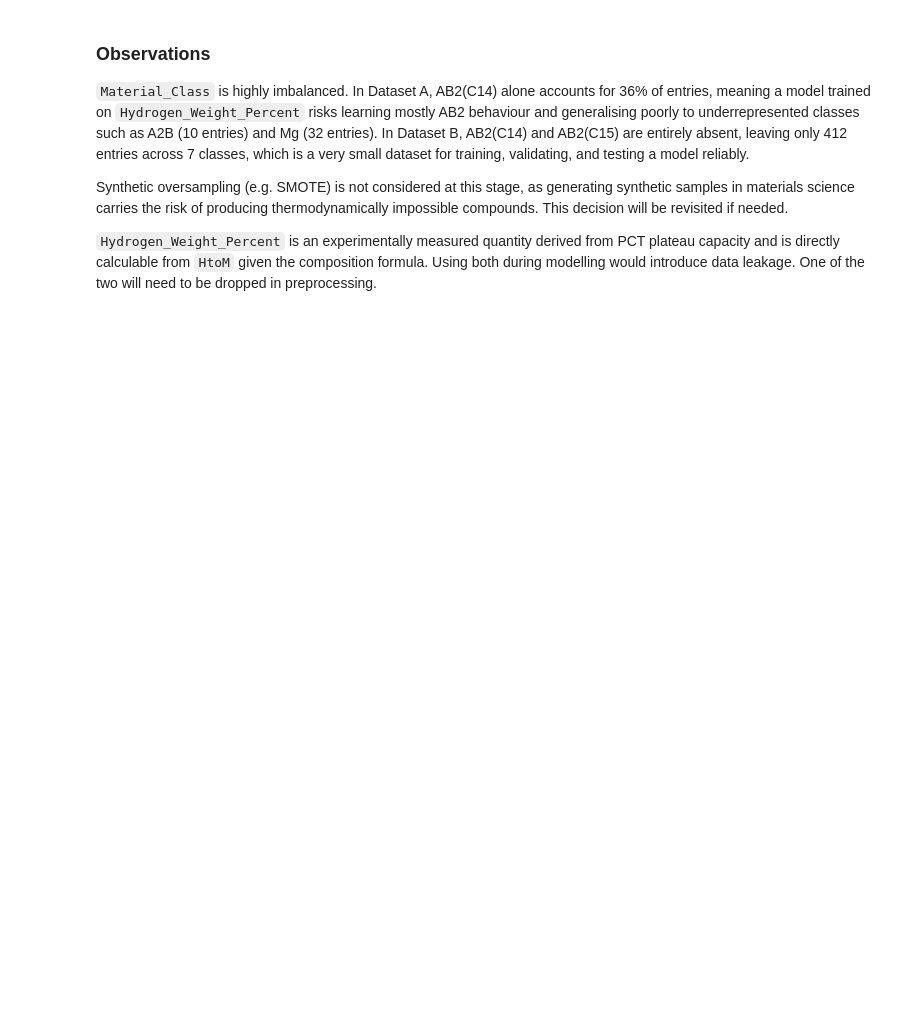
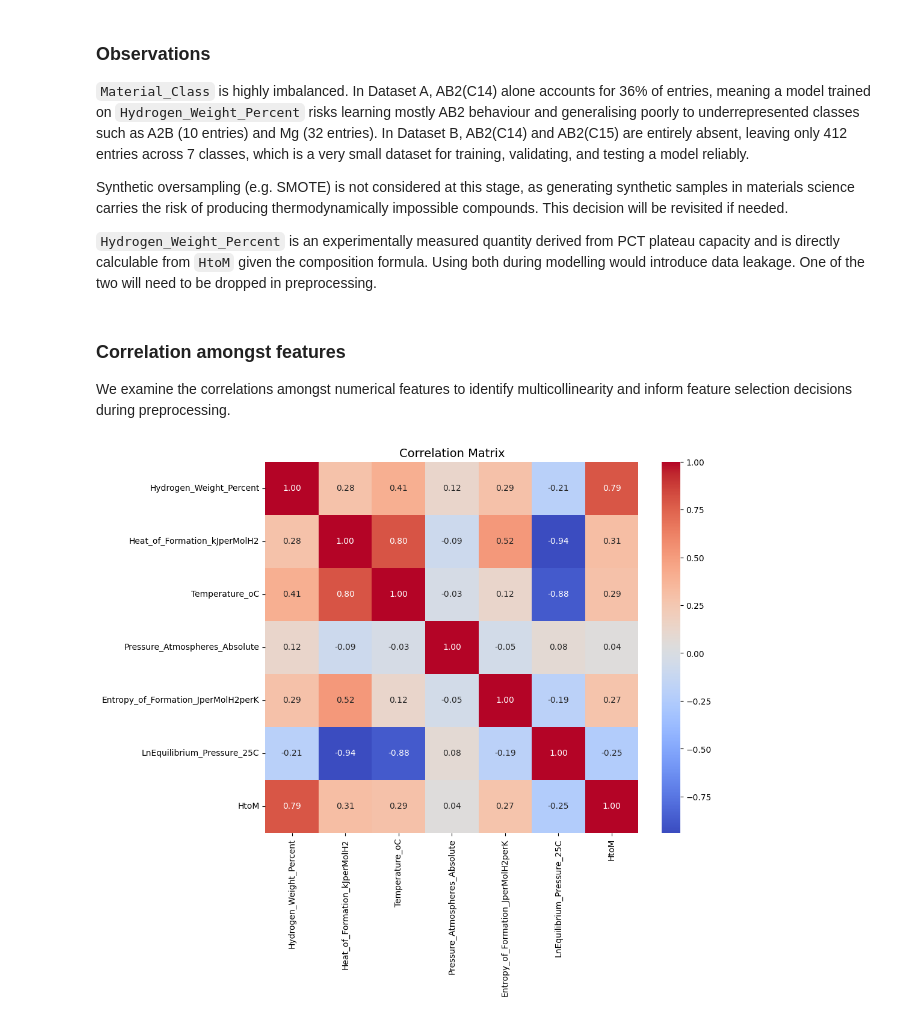
Before and after one commit to giulia-balducci/hydride-property-prediction, a Jupyter notebook: notebooks/02_eda.ipynb, the cells around one changed output. Drawn from its saved outputs; the diff is of its cells as text; code cells hidden in the pictures; blank space fills up the shorter version.

Commit message:
02_eda: correlation analysis and final notebook cleanup

```diff
--- a/notebooks/02_eda.ipynb
+++ b/notebooks/02_eda.ipynb
@@ -204,3 +244,19 @@ df.groupby('Material_Class')['Hydrogen_Weight_Percent'].count()
 Synthetic oversampling (e.g. SMOTE) is not considered at this stage, as generating synthetic samples in materials science carries the risk of producing thermodynamically impossible compounds. This decision will be revisited if needed.
 
 `Hydrogen_Weight_Percent` is an experimentally measured quantity derived from PCT plateau capacity and is directly calculable from `HtoM` given the composition formula. Using both during modelling would introduce data leakage. One of the two will need to be dropped in preprocessing.
+# %% [markdown]
+### Correlation amongst features
+
+We examine the correlations amongst numerical features to identify multicollinearity and inform feature selection decisions during preprocessing.
+# %%
+# Creating the correlation matrix
+corr_matrix = df.corr(numeric_only = True)
+
+# Creating the heatmap
+fig, ax = plt.subplots(figsize=(10, 8))
+sns.heatmap(corr_matrix, annot=True, fmt='.2f', cmap='coolwarm', ax=ax)
+ax.set_title('Correlation Matrix', fontsize=14)
+plt.savefig('../results/correlation_matrix.png', dpi=150, bbox_inches='tight')
+plt.show()
+# %% [output]
+[figure, added]
```
Also changed, not shown: parts of 9 cells of this notebook, 1 other file.
